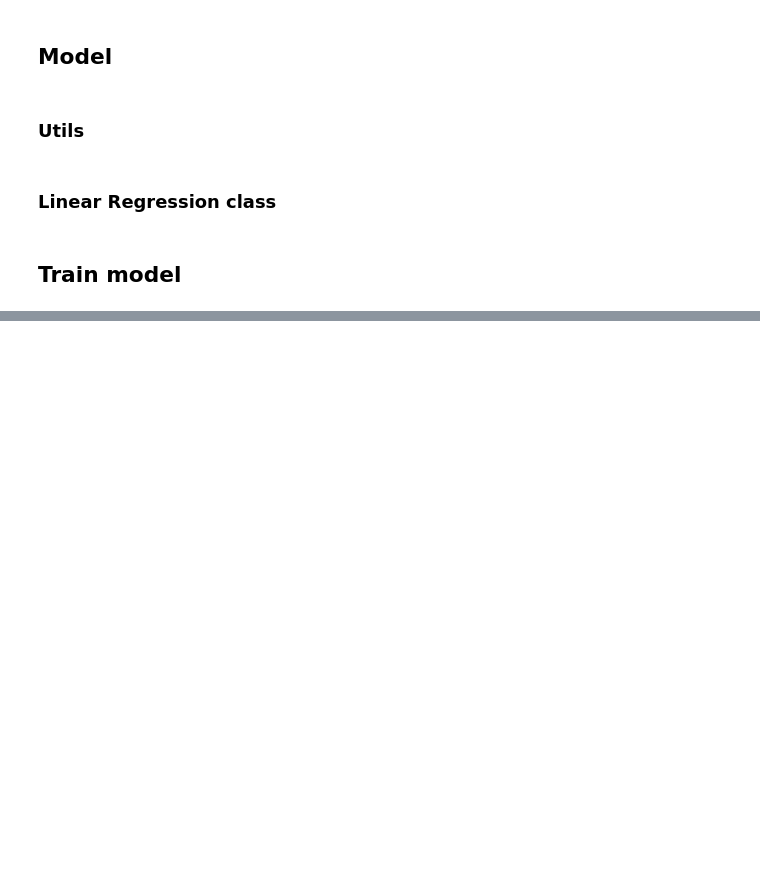
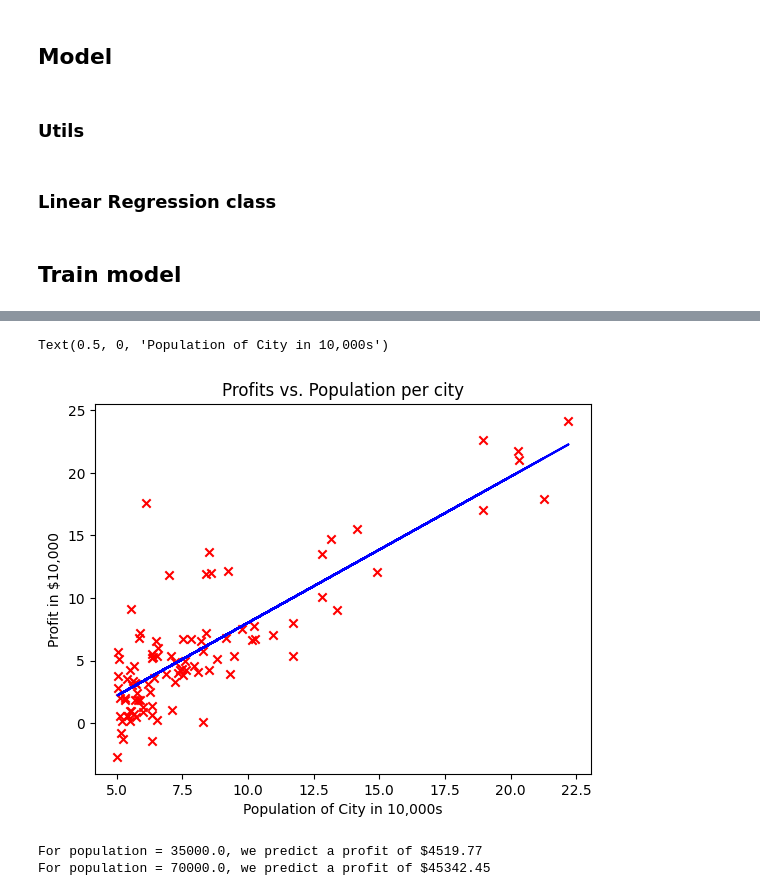
Before and after one commit to tiesen243/machine-learing-from-scratch, a Jupyter notebook: src/linear-regression.ipynb, the cells around one changed output, grey strips where cells are left out. Drawn from its saved outputs; the diff is of its cells as text; code cells hidden in the pictures; blank space fills up the shorter version.

```diff
--- a/src/linear-regression.ipynb
+++ b/src/linear-regression.ipynb
@@ -117,0 +177,20 @@ Model Score: 4438.7048765877025
+# %%
+y_pred = model.predict(X)
+# %%
+plt.plot(X, y_pred, c="b")
+plt.scatter(X, y, marker="x", c="r")
+plt.title("Profits vs. Population per city")
+plt.ylabel("Profit in $10,000")
+plt.xlabel("Population of City in 10,000s")
+# %% [output]
+Text(0.5, 0, 'Population of City in 10,000s')
+[figure, added]
+# %%
+X_test = np.array([3.5, 7])
+predicts = model.predict(X_test)
+
+for x, predict in zip(X_test, predicts):
+    print(f"For population = {x * 10000}, we predict a profit of ${predict*10000:.2f}")
+# %% [output]
+For population = 35000.0, we predict a profit of $4519.77
+For population = 70000.0, we predict a profit of $45342.45
```
Also changed, not shown: parts of 8 cells of this notebook, 1 other file.
